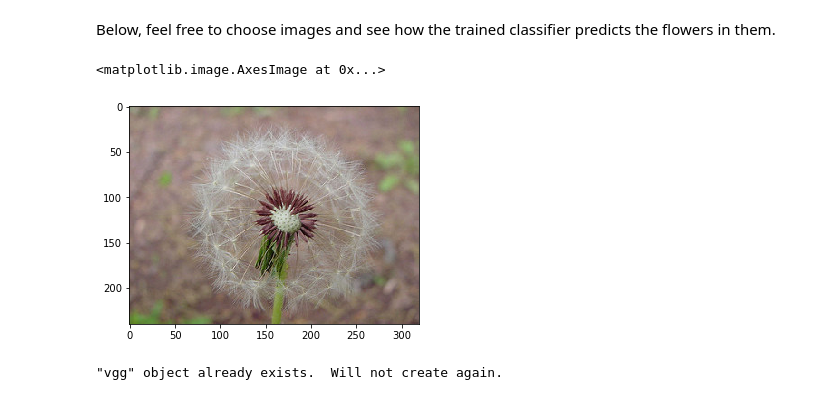
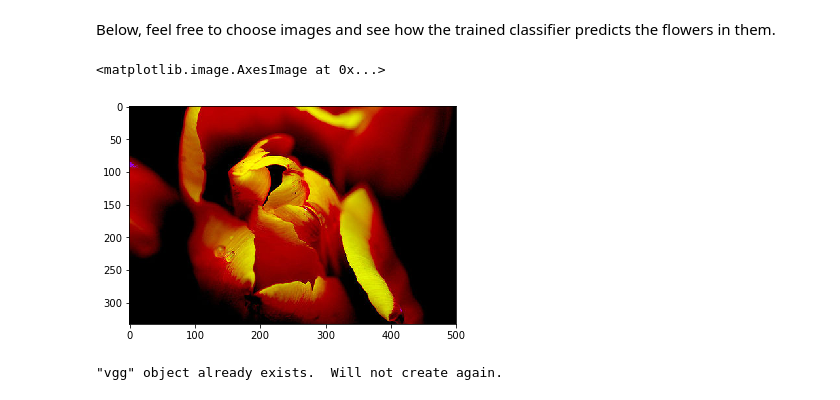
Before and after one commit to nusco/deep-learning, a Jupyter notebook: transfer-learning/Transfer_Learning.ipynb, the cells around one changed output. Saved outputs shown, nothing was run; the diff lists cells and outputs as text; code cells hidden in the pictures.

```diff
--- a/transfer-learning/Transfer_Learning.ipynb
+++ b/transfer-learning/Transfer_Learning.ipynb
@@ -388,12 +388,12 @@ from scipy.ndimage import imread
 # %% [markdown]
 Below, feel free to choose images and see how the trained classifier predicts the flowers in them.
 # %%
-test_img_path = 'flower_photos/dandelion/11405573_24a8a838cc_n.jpg'
+test_img_path = 'flower_photos/tulips/10791227_7168491604.jpg'
 test_img = imread(test_img_path)
 plt.imshow(test_img)
 # %% [output]
 <matplotlib.image.AxesImage at 0x...>
-[figure, old version]
+[figure, new version]
 # %%
 # Run this cell if you don't have a vgg graph built
 if 'vgg' in globals():
```
Also changed, not shown: parts of 5 cells of this notebook.
